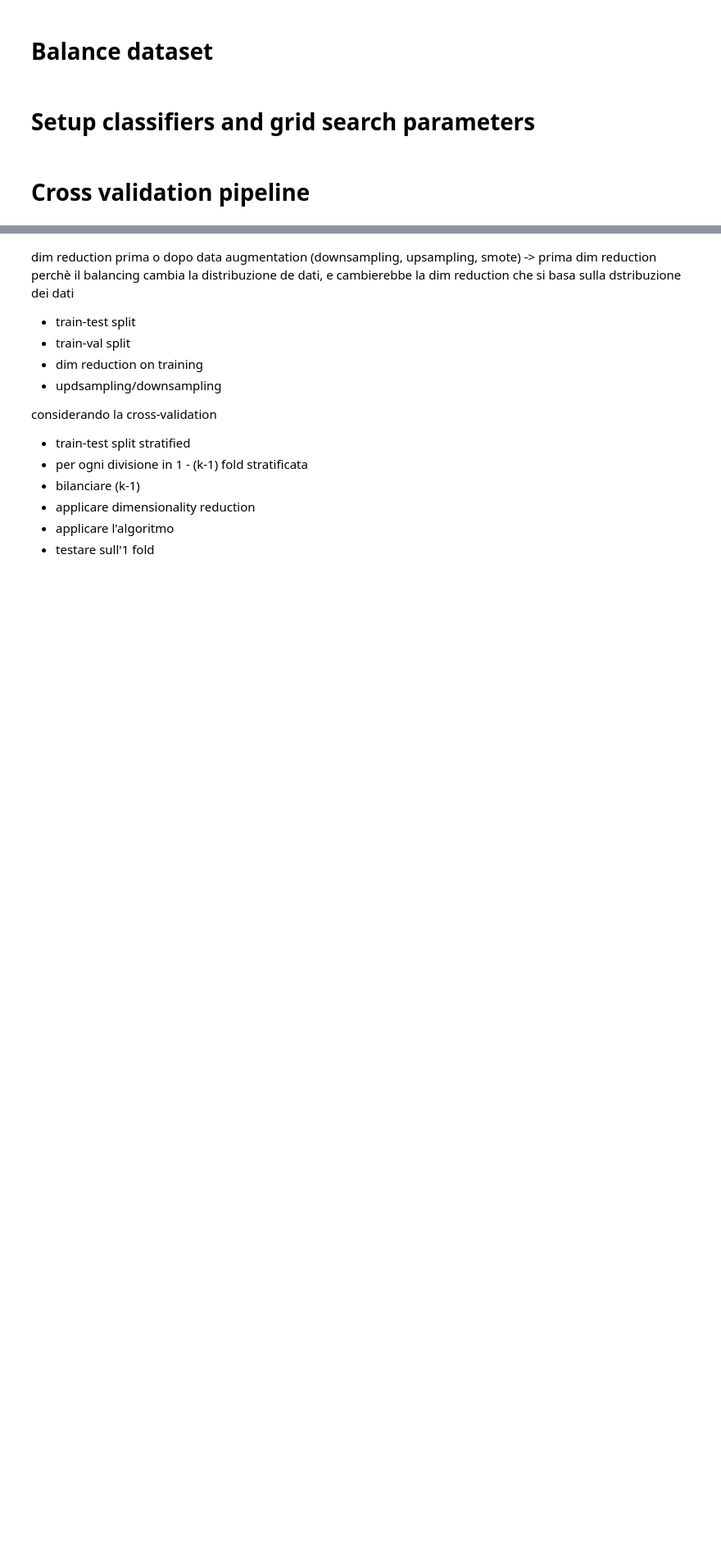
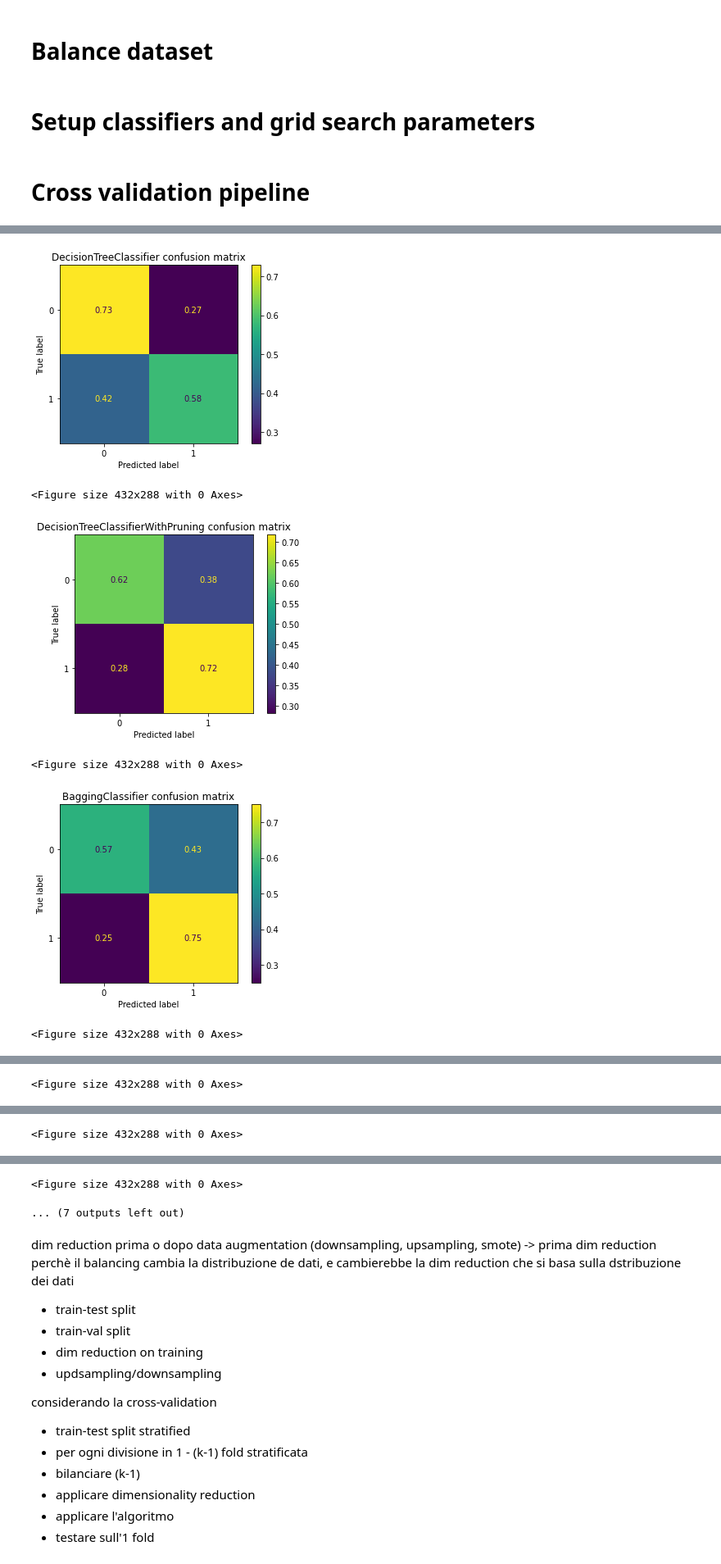
Before and after one commit to angelicaurba/South-German-Credit-Dataset, a Jupyter notebook: code.ipynb, the cells around one changed output, grey strips where cells are left out. Shown at 82% size. Cells and saved outputs as stored; diff of their text form; code cells hidden in the pictures; blank space fills up the shorter version.

Commit message:
code: finish cross validation, add pipelines and plot best scores

```diff
--- a/code.ipynb
+++ b/code.ipynb
@@ -72,12 +72,12 @@ from sklearn.ensemble import BaggingClassifier, RandomForestClassifier
 from sklearn.svm import SVC
 from sklearn.neighbors import KNeighborsClassifier
 from sklearn.manifold import TSNE
-from sklearn.metrics import mean_squared_error
+from sklearn.metrics import mean_squared_error, classification_report, f1_score, recall_score, plot_confusion_matrix
 from scipy.cluster import hierarchy as hc
 # for mRMR implementation
 import pymrmr
 # for kfda implementation
-import kfda
+from kfda import Kfda
 
 from imblearn.pipeline import Pipeline
 from imblearn.over_sampling import SMOTE, RandomOverSampler
@@ -93,6 +93,7 @@ colors = plotly.colors.DEFAULT_PLOTLY_COLORS
 pd.set_option('display.max_columns', None) # prevents abbreviation (with '...') of columns in prints
 
 SAVE_IMAGES = True
+CROSS_VALIDATE = False
 random_state = 42
 # %%
 def get_layout(title, height=1200, width=1100, y_title=None, x_title=None, barmode=None, showlegend=False, x_tickangle=0):
@@ -807,0 +775,13 @@ for classifier_name, classifier  in classifiers.items():
+# %%
+import warnings
+from scipy.linalg import LinAlgWarning
+from sklearn.exceptions import FitFailedWarning
+warnings.filterwarnings("ignore", category=DeprecationWarning)
+warnings.filterwarnings("ignore", category=FutureWarning)
+warnings.filterwarnings("ignore", category=LinAlgWarning)
+warnings.filterwarnings("ignore", category=FitFailedWarning)
+
+if(CROSS_VALIDATE):
+    for classifier_name, classifier  in classifiers.items():
+        print(classifier_name)
+        apply_kfold_cross_validation(classifier, classifiers_params[classifier_name], X_train, y_train)
@@ -1107,0 +1232,46 @@ LogisticRegression
+# %%
+complete_df = X_train.copy(deep=True)
+complete_df.insert(0, "class", y_train)
+
+pca_df , pca = apply_PCA(X_train)
+kpca_df , kpca = apply_KPCA(X_train)
+mRMR_MIQ_df , mRMR_MIQ_features = apply_mRMR(complete_df, method="MIQ")
+mRMR_MID_df , mRMR_MID_features = apply_mRMR(complete_df, method="MID")
+
+train_dfs = {
+        "PCA": pca_df,
+        "KPCA": kpca_df,
+        "mRMR_MIQ": mRMR_MIQ_df,
+        "mRMR_MID": mRMR_MID_df,
+        "none": X_train
+}
+
+test_dfs = {
+        "PCA": pca.transform(X_test),
+        "KPCA": kpca.transform(X_test),
+        "mRMR_MIQ": X_test[mRMR_MIQ_features],
+        "mRMR_MID": X_test[mRMR_MID_features],
+        "none": X_test
+}
+
+accuracies = []
+f1s = []
+for algorithm, pipeline in best_pipelines.items():
+        train_df = train_dfs[pipeline["dim_reduction"]]
+        test_df = test_dfs[pipeline["dim_reduction"]]
+
+        model = pipeline["pipeline"].fit(train_df, y_train)
+        y_pred = model.predict(test_df)
+
+        plot_confusion_matrix(model, test_df, y_test, normalize='true')
+        plt.title(f"{algorithm} confusion matrix")
+        plt.show()
+        if(SAVE_IMAGES):
+                plt.savefig(f"confusion_{algorithm}.png")
+# %% [output]
+[figure, added]
+<Figure size 432x288 with 0 Axes>
+[figure, added]
+<Figure size 432x288 with 0 Axes>
+[figure, added]
+<Figure size 432x288 with 0 Axes>
@@ -1107,0 +1279 @@ LogisticRegression
+<Figure size 432x288 with 0 Axes>
@@ -1107,0 +1281 @@ LogisticRegression
+<Figure size 432x288 with 0 Axes>
@@ -1108,3 +1283,5 @@ LogisticRegression
+<Figure size 432x288 with 0 Axes>
+... (7 outputs left out)
 # %% [markdown]
 dim reduction prima o dopo data augmentation (downsampling, upsampling, smote) -> prima dim reduction perchè il balancing cambia la distribuzione de dati, e cambierebbe la dim reduction che si basa sulla dstribuzione dei dati
 
```
Also changed, not shown: parts of 17 cells of this notebook.
